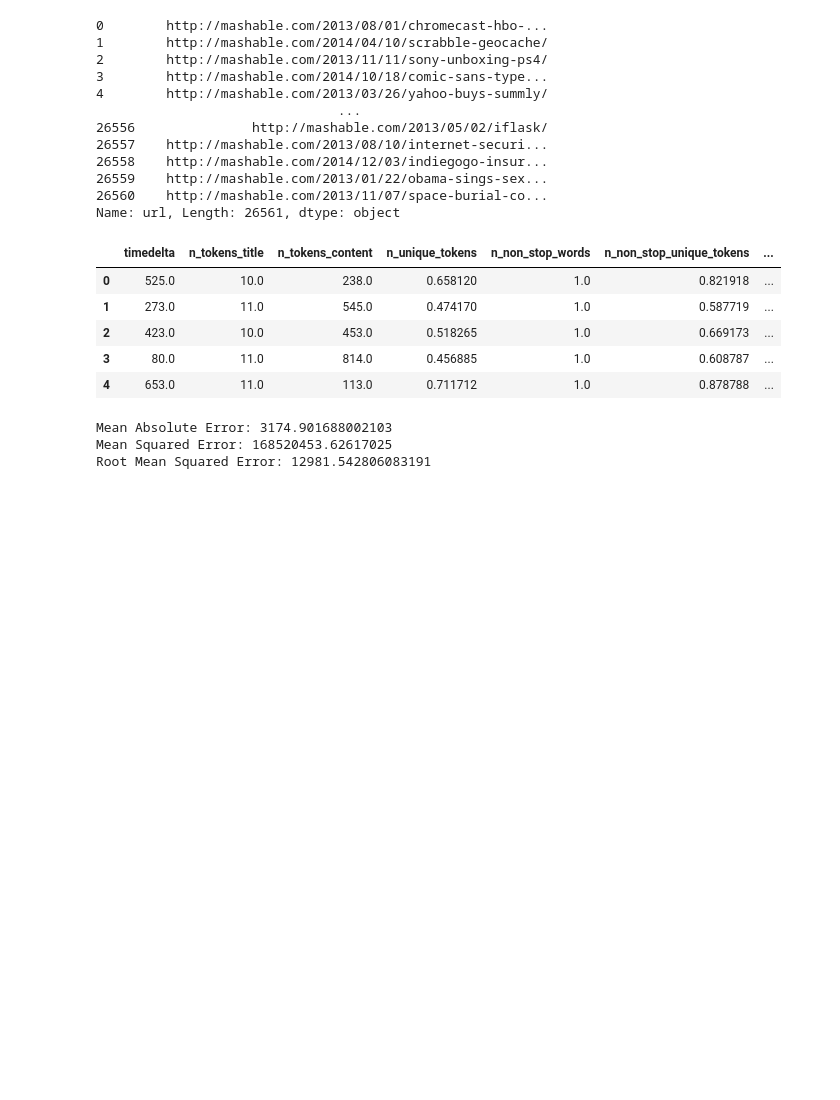
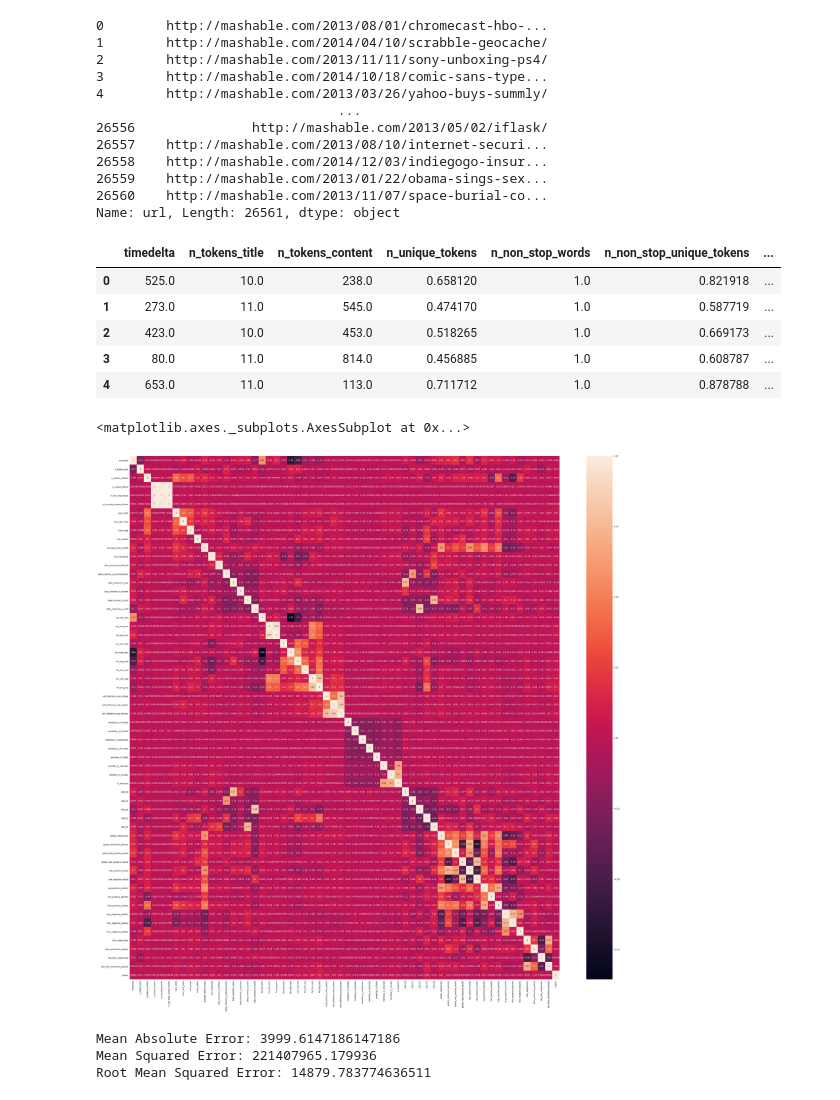
Before and after one commit to andreidore/aicrowd_practice, a Jupyter notebook: olnwp.ipynb, the cells around one changed output. Drawn from its saved outputs; the diff is of its cells as text; code cells hidden in the pictures; blank space fills up the shorter version.

```diff
--- a/olnwp.ipynb
+++ b/olnwp.ipynb
@@ -72,6 +75,12 @@ all_data.head()
 | 2 | 423.0 | 10.0 | 453.0 | 0.518265 | 1.0 | 0.669173 | ... |
 | 3 | 80.0 | 11.0 | 814.0 | 0.456885 | 1.0 | 0.608787 | ... |
 | 4 | 653.0 | 11.0 | 113.0 | 0.711712 | 1.0 | 0.878788 | ... |
+# %%
+plt.figure(figsize=(50,50))
+sns.heatmap(all_data.corr(), annot = True)
+# %% [output]
+<matplotlib.axes._subplots.AxesSubplot at 0x...>
+[figure, added]
 # %%
 X = all_data.drop(' shares',1)
 y = all_data[' shares']
@@ -80,13 +89,13 @@ X_train, X_val, y_train, y_val = train_test_split(X, y, test_size=0.2, random_st
 # %%
 regressor = LinearRegression()
 
-# from sklearn import tree
-# regressor = tree.DecisionTreeRegressor()
+from sklearn import tree
+regressor = tree.DecisionTreeRegressor(max_depth=100)
 
 regressor.fit(X_train, y_train)
 
-coeff_df = pd.DataFrame(regressor.coef_, X.columns, columns=['Coefficient'])
-coeff_df.head()
+#coeff_df = pd.DataFrame(regressor.coef_, X.columns, columns=['Coefficient'])
+#print(coeff_df.head())
 
 y_pred = regressor.predict(X_val)
 
@@ -94,9 +103,9 @@ print('Mean Absolute Error:', metrics.mean_absolute_error(y_val, y_pred))
 print('Mean Squared Error:', metrics.mean_squared_error(y_val, y_pred))
 print('Root Mean Squared Error:', np.sqrt(metrics.mean_squared_error(y_val, y_pred)))
 # %% [output]
-Mean Absolute Error: 3174.901688002103
-Mean Squared Error: 168520453.62617025
-Root Mean Squared Error: 12981.542806083191
+Mean Absolute Error: 3999.6147186147186
+Mean Squared Error: 221407965.179936
+Root Mean Squared Error: 14879.783774636511
 # %%
 test_data = pd.read_csv('data/test.csv')
 
```
Also changed, not shown: parts of 1 cell of this notebook.
